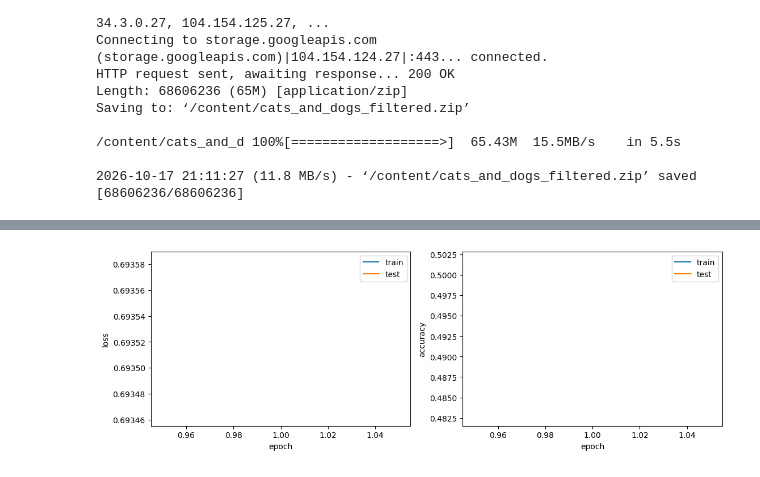
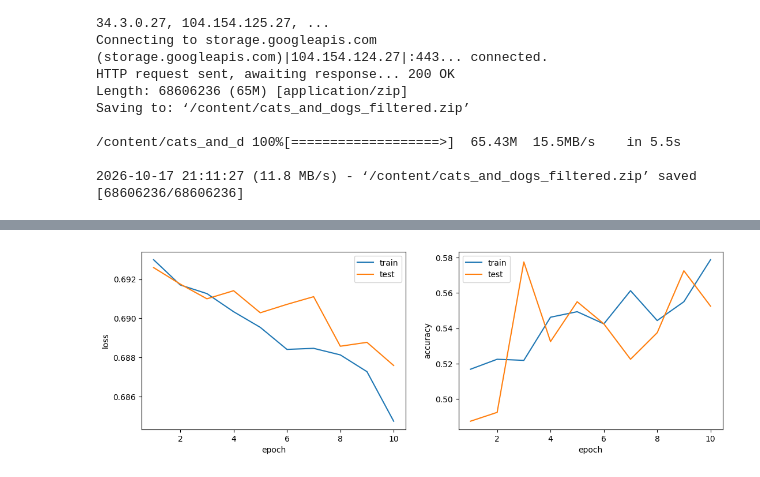
Before and after one commit to k1-r1ll/pytorch, a Jupyter notebook: torch1.ipynb, the cells around one changed output, grey strips where cells are left out. Cells and saved outputs as stored; diff of their text form; code cells hidden in the pictures.

```diff
--- a/torch1.ipynb
+++ b/torch1.ipynb
@@ -175,16 +175,32 @@ def train(model, optimizer, criterion, train_loader, val_loader, num_epochs, sch
 normalize = T.Normalize(mean=[0.4914, 0.4822, 0.4465],
             std=[0.247, 0.243, 0.261])
 
+# Это из лекции, пока закоментил
+# train_transform = T.Compose([
+#     T.RandomResizedCrop(224),
+#     T.RandomHorizontalFlip(),
+#     T.ToTensor(),
+#     normalize
+# ])
+
+# test_transform = T.Compose([
+#     T.Resize(256),
+#     T.CenterCrop(224),
+#     T.ToTensor(),
+#     normalize
+# ])
+
+# Это сделал с ИИ, поменял размер картинок, чтобы попробовать полносвязную сеть
 train_transform = T.Compose([
-    T.RandomResizedCrop(224),
+    T.RandomResizedCrop(64), # Было 224
     T.RandomHorizontalFlip(),
     T.ToTensor(),
     normalize
 ])
 
 test_transform = T.Compose([
-    T.Resize(256),
-    T.CenterCrop(224),
+    T.Resize(72),             # Было 256 (пропорционально уменьшаем)
+    T.CenterCrop(64),         # Было 224
     T.ToTensor(),
     normalize
 ])
@@ -220,12 +236,19 @@ test_dataset = ImageFolder(
     transform = test_transform
 )
 # %%
+# В лекции num_workers    = 2
+# Тут пока поставил 0, поскольку:
+# Эта ошибка означает, что ваш код пытается освободить (release()) объект блокировки (Lock, Semaphore или RLock) больше раз,
+# чем он был захвачен (acquire()). В контексте PyTorch и обучения нейросетей это почти всегда связано с многопоточной загрузкой данных
+# (DataLoader). Когда вы уменьшили размер картинок, данные стали обрабатываться намного быстрее.
+# Если в DataLoader было запущено слишком много параллельных потоков, они начали конфликтовать при передаче батчей в память.
+
 train_loader = torch.utils.data.DataLoader(
     train_dataset,
     batch_size     = 32,
     shuffle        = True,
     pin_memory=device.type == "cuda",
-    num_workers    = 2
+    num_workers    = 0
 )
 
 val_loader = torch.utils.data.DataLoader(
@@ -233,7 +256,7 @@ val_loader = torch.utils.data.DataLoader(
     batch_size     = 4096,
     shuffle        = False,
     pin_memory=device.type == "cuda",
-    num_workers    = 2
+    num_workers    = 0
 )
 
 test_loader = torch.utils.data.DataLoader(
@@ -241,5 +264,5 @@ test_loader = torch.utils.data.DataLoader(
     batch_size     = 4096,
     shuffle        = False,
     pin_memory=device.type == "cuda",
-    num_workers    = 2
+    num_workers    = 0
 )
@@ -273,15 +399,15 @@ class SimpleCNN(nn.Module):
 # %%
-NUM_EPOCH = 1
+NUM_EPOCH = 10
 model_cnn = SimpleCNN(num_classes=2).to(device)
 criterion = nn.CrossEntropyLoss()
 optimizer = torch.optim.SGD(model_cnn.parameters(), lr=0.01, momentum=0)
 
 history = train(
 
     model_cnn, optimizer, criterion,
     train_loader, val_loader,
     NUM_EPOCH
 
 )
 # %% [output]
-[figure, old version]
+[figure, new version]
```
Also changed, not shown: parts of 6 cells of this notebook.
